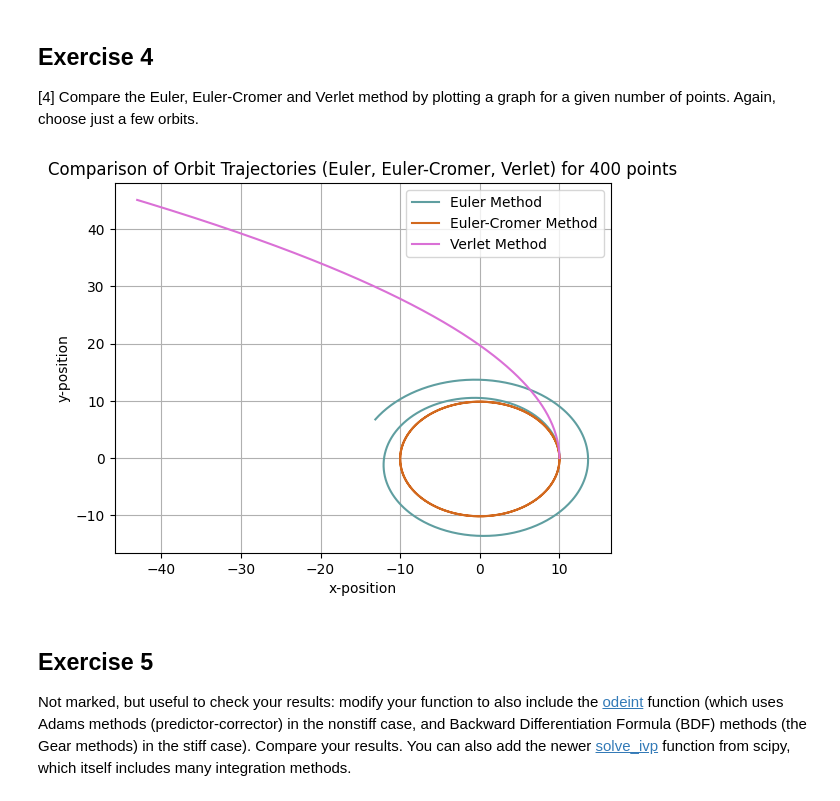
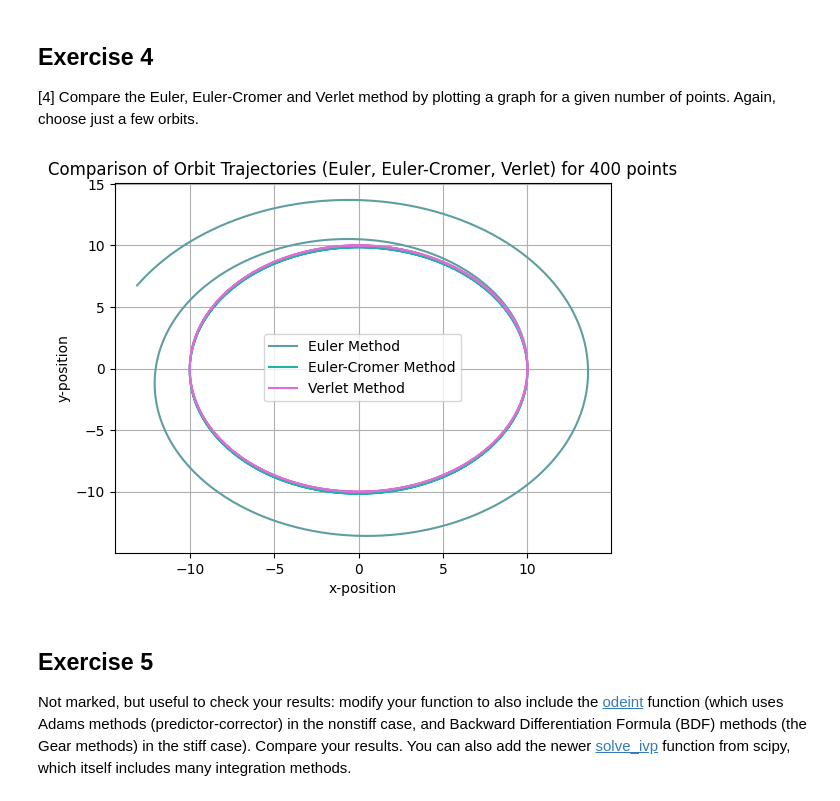
Before and after one commit to PX2145-2025/week-9-b-alejandragadea, a Jupyter notebook: ODEs_2.ipynb, the cells around one changed output. Saved outputs shown, nothing was run; the diff lists cells and outputs as text; code cells hidden in the pictures.

```diff
--- a/ODEs_2.ipynb
+++ b/ODEs_2.ipynb
@@ -439,7 +439,6 @@ def orbit_solve (r0, v0, tmax, N, method = 'euler', G_val= 1, M_val= 1):
     for i in range (0, N-1):
       # obtain acceleration
         a_current = calc_acceleration(r[i], G_val, M_val)
-        a_current_next = calc_acceleration(r[i+1], G_val, M_val)
 
         if method == 'euler':
            r[i+1] = r[i] + v[i] * time_step
@@ -451,6 +450,7 @@ def orbit_solve (r0, v0, tmax, N, method = 'euler', G_val= 1, M_val= 1):
 
         if method == 'verlet':
            r[i+1] = r[i] + v[i] * time_step + 0.5 * a_current * time_step**2
+           a_current_next = calc_acceleration(r[i+1], G_val, M_val)
            v[i+1] = v[i] + 0.5 * (a_current + a_current_next) * time_step
     # output the solution (arrays for positions and velocities) versus time
     return times, r, v
@@ -464,35 +464,35 @@ r0_circular = np.array([R_orbit, 0.0]) # x(0) = R_orbit, y(0) = 0.0
 v0_circular = np.array([0.0, omega * R_orbit])
 
 # time period for one orbit, using omega
 T = 2 * np.pi / omega
 
 # integrate equations for two periods, N points
 tmax_sim = 2 * T
 N_euler = 400
 
 # call the orbit_solve function with the 'euler' method
 times_euler, r_euler_traj, v_euler_traj = orbit_solve(r0_circular, v0_circular, tmax_sim, N_euler, method='euler', G_val=G, M_val=M)
 
 N_cromer = N_euler # same number of points as for Euler method
 # call the orbit_solve function with the 'euler-cromer' method
 times_cromer, r_cromer_traj, v_cromer_traj = orbit_solve(r0_circular, v0_circular, tmax_sim, N_cromer, method='euler-cromer', G_val=G, M_val=M)
 
 N_verlet = N_euler # same number of points as for Euler method
 # call the orbit_solve function with the 'verlet' method
 times_verlet, r_verlet_traj, v_verlet_traj = orbit_solve(r0_circular, v0_circular, tmax_sim, N_verlet, method='verlet', G_val=G, M_val=M)
 
 plt.plot(r_euler_traj[:,0], r_euler_traj[:,1], label='Euler Method', color='cadetblue')
-plt.plot(r_cromer_traj[:,0], r_cromer_traj[:,1], label='Euler-Cromer Method', color='chocolate')
+plt.plot(r_cromer_traj[:,0], r_cromer_traj[:,1], label='Euler-Cromer Method', color='lightseagreen')
 plt.plot(r_verlet_traj[:,0], r_verlet_traj[:,1], label='Verlet Method', color='orchid')
 
 plt.xlabel('x-position')
 plt.ylabel('y-position')
 plt.title('Comparison of Orbit Trajectories (Euler, Euler-Cromer, Verlet) for 400 points')
 plt.legend()
 plt.grid(True)
 plt.show()
 # %% [output]
-[figure, old version]
+[figure, new version]
 # %% [markdown]
 ## Exercise 5
 
```
